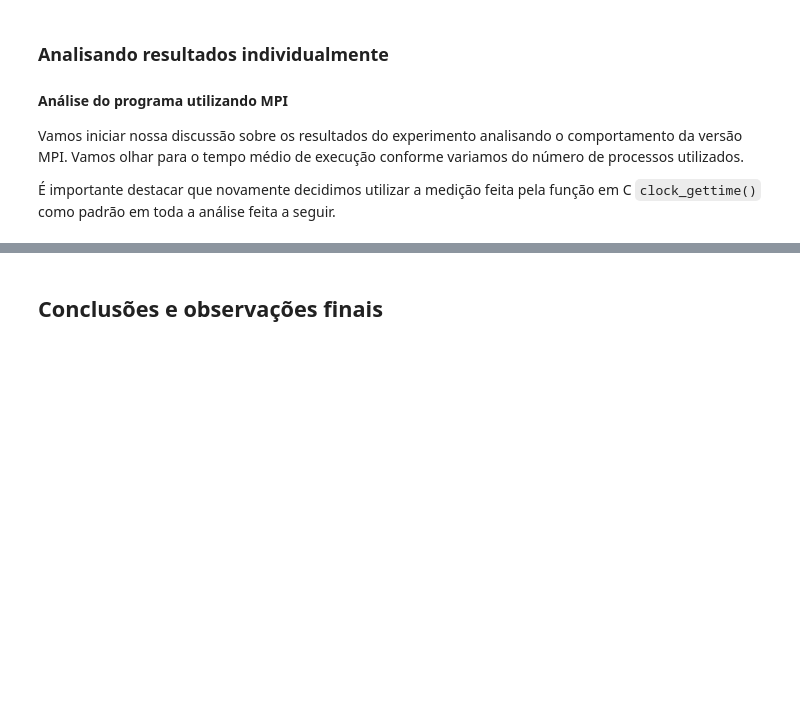
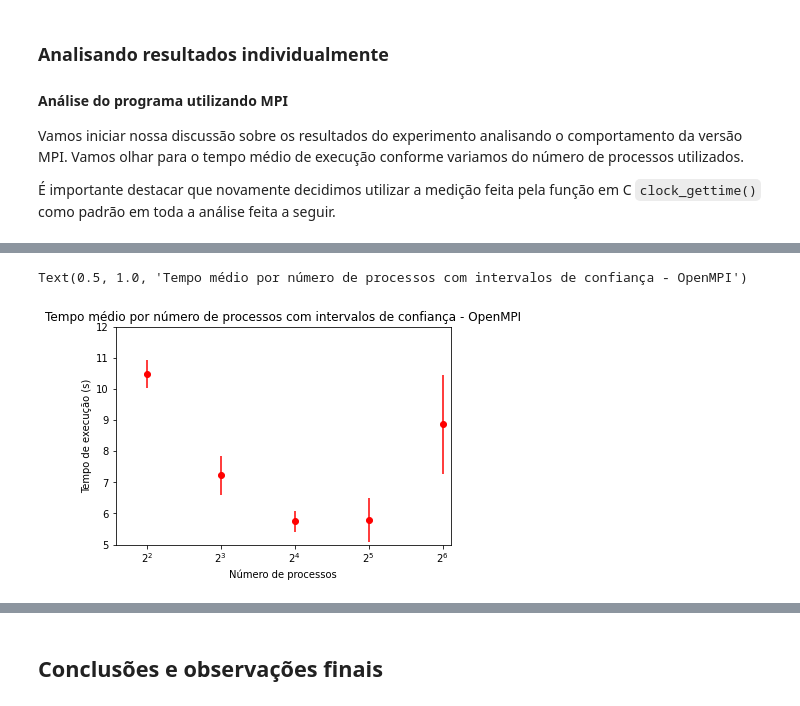
Before and after one commit to martinoni/parallel-ep2, a Jupyter notebook: ep2/src/Report.ipynb, the cells around one changed output, grey strips where cells are left out. Cells and saved outputs as stored; diff of their text form; code cells hidden in the pictures; blank space fills up the shorter version.

```diff
--- a/ep2/src/Report.ipynb
+++ b/ep2/src/Report.ipynb
@@ -470,0 +262,13 @@ Definimos a função para encontrar o subdataset dos dados originais corresponde
+# %%
+fig, ax = plt.subplots()
+plt.xlim([3, 69])
+plt.ylim([5, 12])
+plt.errorbar(resumo_mpi['n_mpi'], resumo_mpi['duration_mono']['mean'],
+             yerr = 2*resumo_mpi['duration_mono']['std'], fmt='ro')
+ax.set_xlabel('Número de processos')
+ax.set_ylabel('Tempo de execução (s)')
+ax.set_xscale('log', basex=2)
+plt.title('Tempo médio por número de processos com intervalos de confiança - OpenMPI')
+# %% [output]
+Text(0.5, 1.0, 'Tempo médio por número de processos com intervalos de confiança - OpenMPI')
+[figure, added]
```
Also changed, not shown: parts of 61 cells of this notebook.
